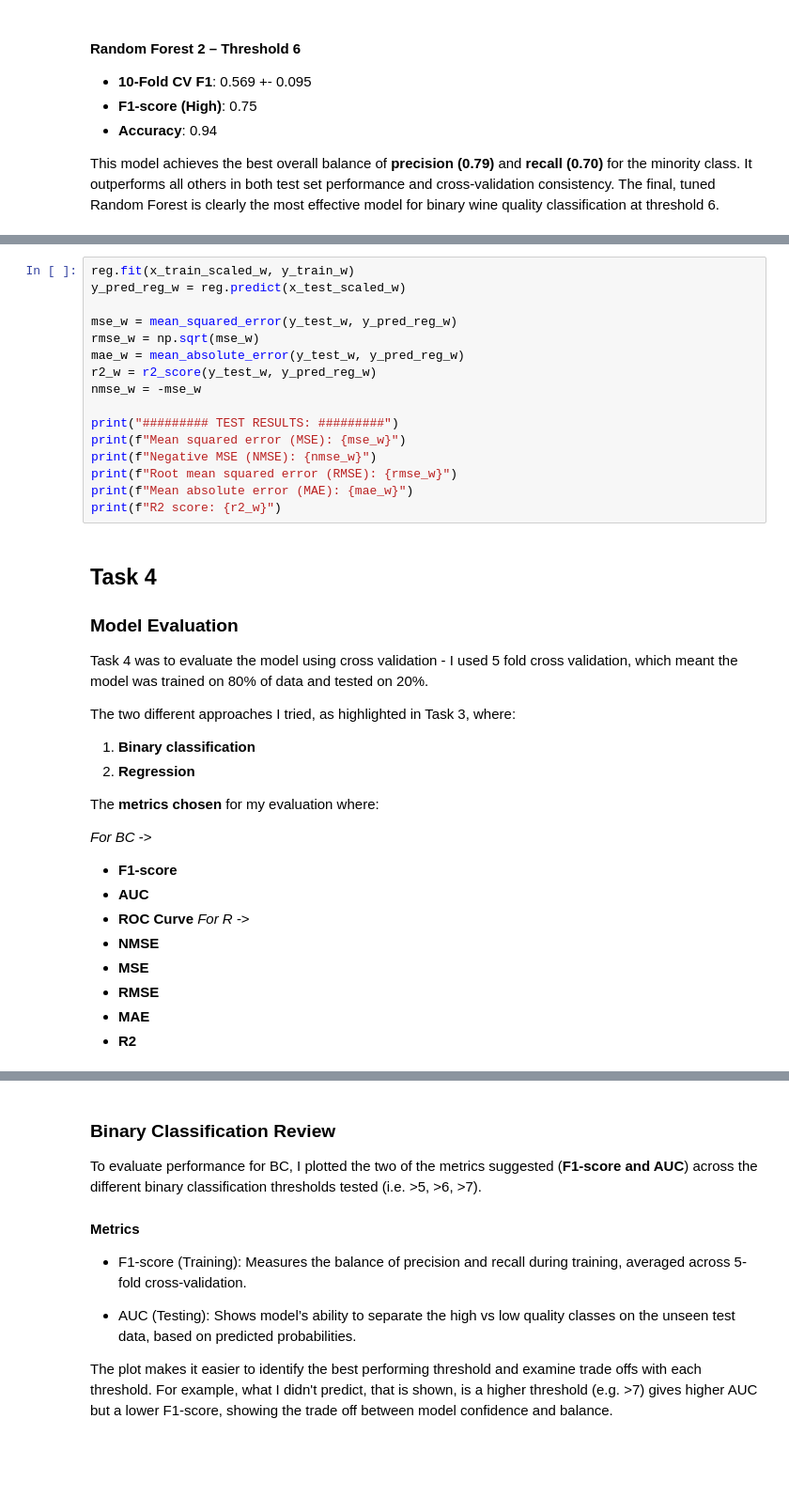
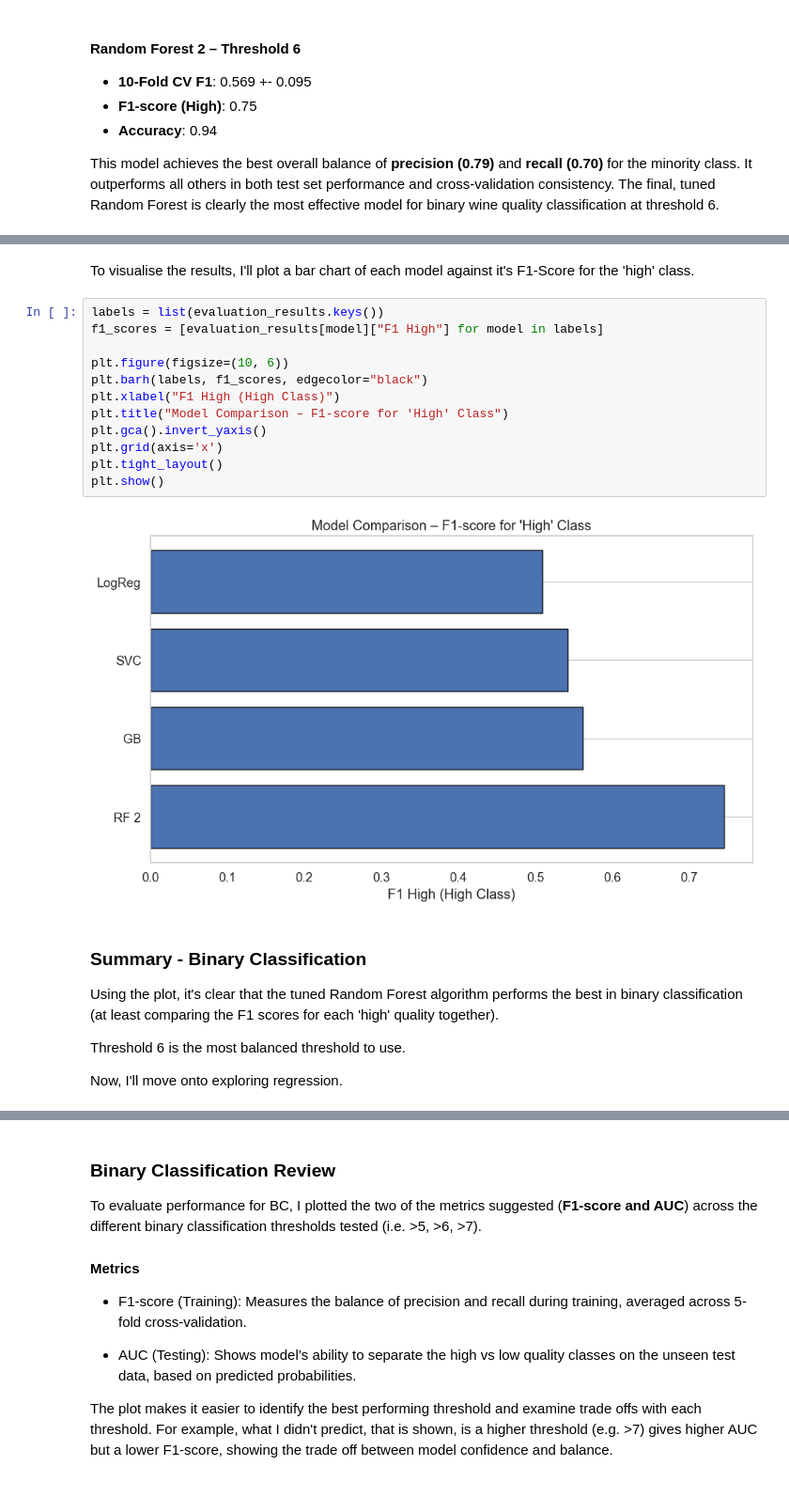
Before and after one commit to k1k12/2034_CW, a Jupyter notebook: notebook/wine_analysis.ipynb, the cells around one changed output, grey strips where cells are left out. Shown at 94% size. Drawn from its saved outputs; the diff is of its cells as text; blank space fills up the shorter version.

```diff
--- a/notebooks/wine_analysis.ipynb
+++ b/notebook/wine_analysis.ipynb
@@ -1602,39 +1427,24 @@ Again, with same metrics as with red wine, I tested how well the model performed
-# %%
-reg.fit(x_train_scaled_w, y_train_w)
-y_pred_reg_w = reg.predict(x_test_scaled_w)
-
-mse_w = mean_squared_error(y_test_w, y_pred_reg_w)
-rmse_w = np.sqrt(mse_w)
-mae_w = mean_absolute_error(y_test_w, y_pred_reg_w)
-r2_w = r2_score(y_test_w, y_pred_reg_w)
-nmse_w = -mse_w
-
-print("######### TEST RESULTS: #########")
-print(f"Mean squared error (MSE): {mse_w}")
-print(f"Negative MSE (NMSE): {nmse_w}")
-print(f"Root mean squared error (RMSE): {rmse_w}")
-print(f"Mean absolute error (MAE): {mae_w}")
-print(f"R2 score: {r2_w}")
-# %% [markdown]
-## Task 4
-
-### Model Evaluation
-
-Task 4 was to evaluate the model using cross validation - I used 5 fold cross validation, which meant the model was trained on 80% of data and tested on 20%.
-
-The two different approaches I tried, as highlighted in Task 3, where:
-1. **Binary classification**
-2. **Regression**
-
-The **metrics chosen** for my evaluation where:
-
-*For BC* ->
-   - **F1-score**
-   - **AUC**
-   - **ROC Curve**
-*For R* ->
-   - **NMSE**
-   - **MSE**
-   - **RMSE**
-   - **MAE**
-   - **R2**
+# %% [markdown]
+To visualise the results, I'll plot a bar chart of each model against it's F1-Score for the 'high' class.
+# %%
+labels = list(evaluation_results.keys())
+f1_scores = [evaluation_results[model]["F1 High"] for model in labels]
+
+plt.figure(figsize=(10, 6))
+plt.barh(labels, f1_scores, edgecolor="black")
+plt.xlabel("F1 High (High Class)")
+plt.title("Model Comparison – F1-score for 'High' Class")
+plt.gca().invert_yaxis()
+plt.grid(axis='x')
+plt.tight_layout()
+plt.show()
+# %% [output]
+[figure, added]
+# %% [markdown]
+### Summary - Binary Classification
+
+Using the plot, it's clear that the tuned Random Forest algorithm performs the best in binary classification (at least comparing the F1 scores for each 'high' quality together).
+
+Threshold 6 is the most balanced threshold to use.
+
+Now, I'll move onto exploring regression.
```
Also changed, not shown: parts of 87 cells of this notebook.
